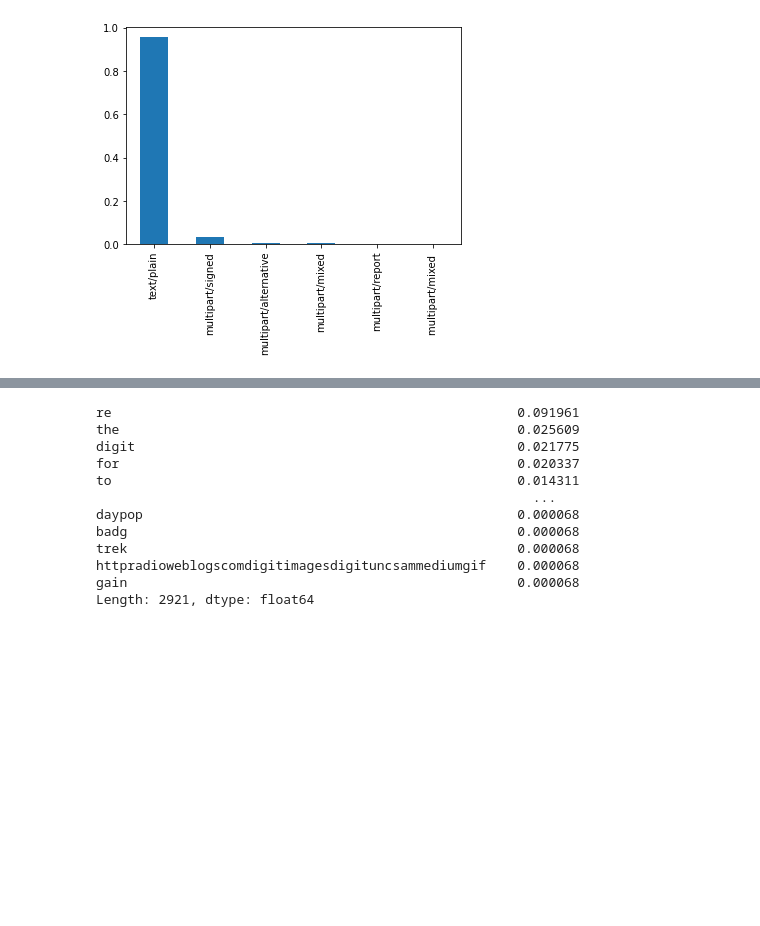
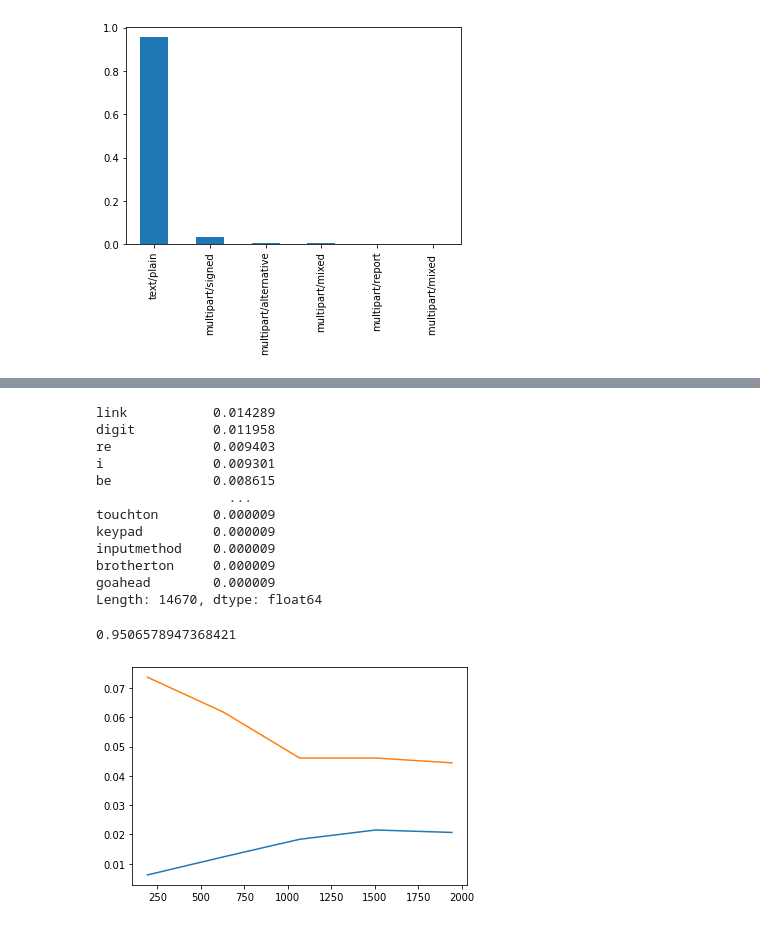
Before and after one commit to rkhaimov/ml-learn, a Jupyter notebook: spam.ipynb, the cells around one changed output, grey strips where cells are left out. Saved outputs shown, nothing was run; the diff lists cells and outputs as text; code cells hidden in the pictures; blank space fills up the shorter version.

```diff
--- a/spam.ipynb
+++ b/spam.ipynb
@@ -99,22 +105,28 @@ True
 # %%
 import string
 import re
+from bs4 import BeautifulSoup
 
 ps = nltk.stem.PorterStemmer()
 
 
-def subject_to_words(subject):
-    no_punctuation = subject.translate(str.maketrans('', '', string.punctuation))
+def sentence_to_words(subject):
+    no_links = re.sub(r'https?://\S+', 'link', subject)
+    no_punctuation = no_links.translate(str.maketrans('', '', string.punctuation))
     no_digits = re.sub(r'\d+', 'digit', no_punctuation)
 
     words = nltk.word_tokenize(no_digits)
+    stemmed = [ps.stem(word) for word in words]
 
-    return [ps.stem(word) for word in words]
+    return list(map(lambda x: x[0], filter(lambda x: x[1] == 'NN' or x[1] == 'VB', nltk.pos_tag(stemmed))))
 
 
-def subjects_to_series(emails):
-    subjects = emails['subject'][emails['subject'].notnull()]
-    words = sum([subject_to_words(subject) for subject in subjects], [])
+def email_to_words(email):
+    return set(sentence_to_words(email['subject']) + sentence_to_words(BeautifulSoup(email['content']).get_text()))
 
-    return pd.Series(words)
+
+def emails_to_words(emails):
+    words = emails[emails['type'].notna()]
+
+    return pd.Series(words.apply(lambda x: list(email_to_words(x)), axis=1).sum())
 # %%
@@ -135,15 +147,15 @@ Length: 944, dtype: float64
 # %%
-subjects_to_series(hams_df).value_counts(normalize=True)
+emails_to_words(hams_df).value_counts(normalize=1)
 # %% [output]
-re                                                    0.091961
-the                                                   0.025609
-digit                                                 0.021775
-for                                                   0.020337
-to                                                    0.014311
-                                                        ...
-daypop                                                0.000068
-badg                                                  0.000068
-trek                                                  0.000068
-httpradioweblogscomdigitimagesdigituncsammediumgif    0.000068
-gain                                                  0.000068
-Length: 2921, dtype: float64
+link           0.014289
+digit          0.011958
+re             0.009403
+i              0.009301
+be             0.008615
+                 ...
+touchton       0.000009
+keypad         0.000009
+inputmethod    0.000009
+brotherton     0.000009
+goahead        0.000009
+Length: 14670, dtype: float64
@@ -149,0 +208,28 @@ Length: 2921, dtype: float64
+# %%
+import sklearn.model_selection as ms
+
+X_train, X_test, y_train, y_test = ms.train_test_split(X[X.columns[0:-1]].to_numpy(), X[X.columns[-1:]].to_numpy(),
+                                                       random_state=42,
+                                                       test_size=0.2)
+# %%
+import sklearn.linear_model as lm
+import sklearn.preprocessing as pp
+import matplotlib.pyplot as plt
+from sklearn.pipeline import Pipeline
+
+clf = Pipeline([
+    ('poly', pp.PolynomialFeatures(degree=4)),
+    ('clf', lm.LogisticRegression(C=1)),
+])
+
+train_sizes_abs, train_scores, test_scores = ms.learning_curve(clf, X_train, y_train.ravel())
+
+plt.plot(train_sizes_abs, 1 - np.mean(train_scores, axis=1))
+plt.plot(train_sizes_abs, 1 - np.mean(test_scores, axis=1))
+
+clf.fit(X_train, y_train)
+
+clf.score(X_test, y_test)
+# %% [output]
+0.9506578947368421
+[figure, added]
```
Also changed, not shown: parts of 8 cells of this notebook.
